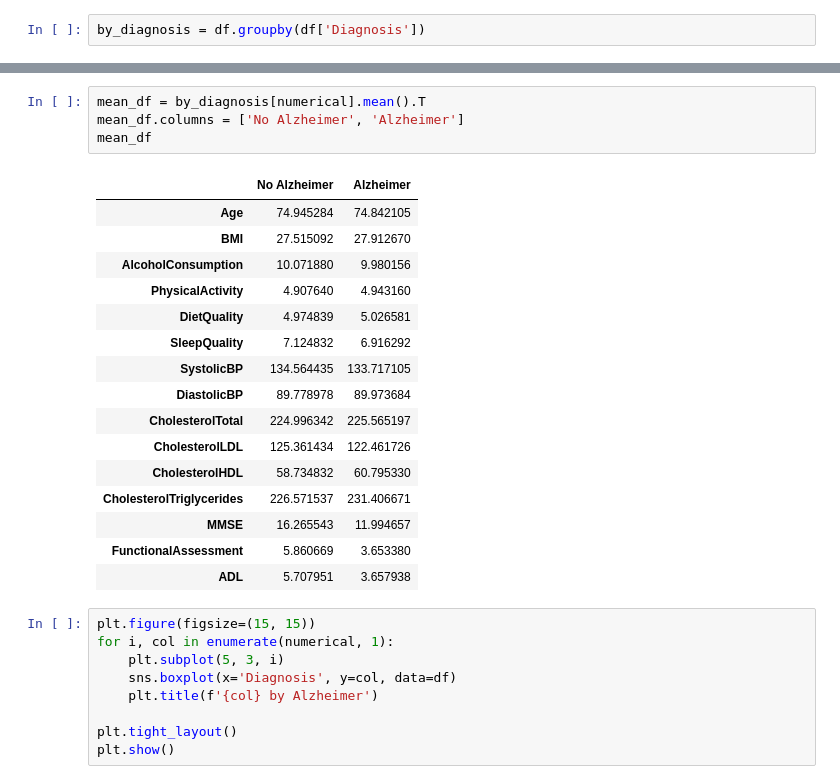
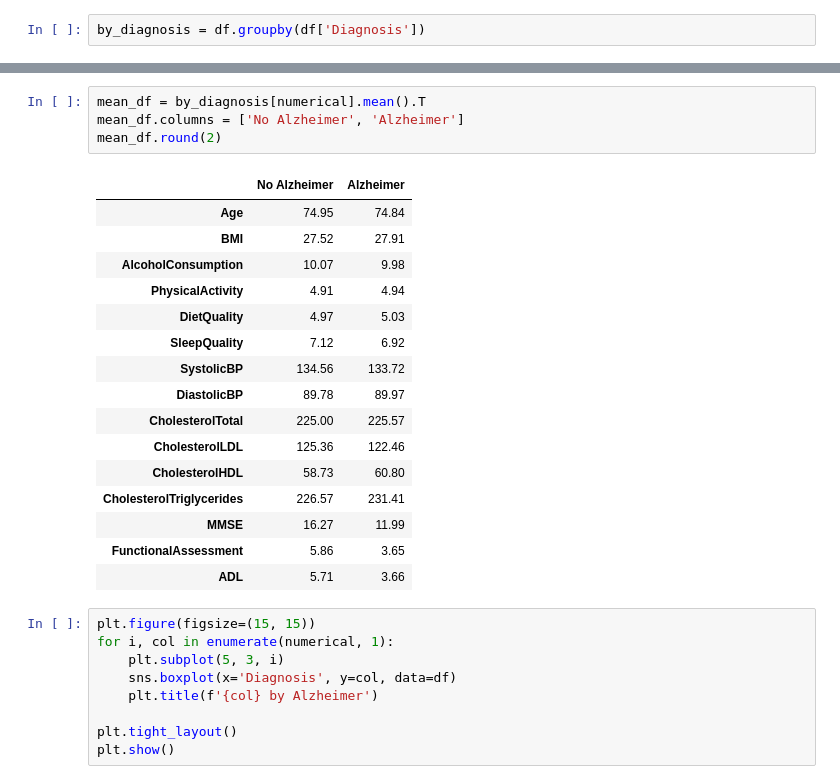
Before and after one commit to leonemma/Alzheimer-s-Disease-Analysis, a Jupyter notebook: alzheimer-s-disease-statistical-analysis.ipynb, the cells around one changed output, grey strips where cells are left out. Drawn from its saved outputs; the diff is of its cells as text.

```diff
--- a/alzheimer-s-disease-statistical-analysis.ipynb
+++ b/alzheimer-s-disease-statistical-analysis.ipynb
@@ -336,24 +333,24 @@ numerical
 # %%
 mean_df = by_diagnosis[numerical].mean().T
 mean_df.columns = ['No Alzheimer', 'Alzheimer']
-mean_df
+mean_df.round(2)
 # %% [output]
 |  | No Alzheimer | Alzheimer |
-| Age | 74.945284 | 74.842105 |
-| BMI | 27.515092 | 27.912670 |
-| AlcoholConsumption | 10.071880 | 9.980156 |
-| PhysicalActivity | 4.907640 | 4.943160 |
-| DietQuality | 4.974839 | 5.026581 |
-| SleepQuality | 7.124832 | 6.916292 |
-| SystolicBP | 134.564435 | 133.717105 |
-| DiastolicBP | 89.778978 | 89.973684 |
-| CholesterolTotal | 224.996342 | 225.565197 |
-| CholesterolLDL | 125.361434 | 122.461726 |
-| CholesterolHDL | 58.734832 | 60.795330 |
-| CholesterolTriglycerides | 226.571537 | 231.406671 |
-| MMSE | 16.265543 | 11.994657 |
-| FunctionalAssessment | 5.860669 | 3.653380 |
-| ADL | 5.707951 | 3.657938 |
+| Age | 74.95 | 74.84 |
+| BMI | 27.52 | 27.91 |
+| AlcoholConsumption | 10.07 | 9.98 |
+| PhysicalActivity | 4.91 | 4.94 |
+| DietQuality | 4.97 | 5.03 |
+| SleepQuality | 7.12 | 6.92 |
+| SystolicBP | 134.56 | 133.72 |
+| DiastolicBP | 89.78 | 89.97 |
+| CholesterolTotal | 225.00 | 225.57 |
+| CholesterolLDL | 125.36 | 122.46 |
+| CholesterolHDL | 58.73 | 60.80 |
+| CholesterolTriglycerides | 226.57 | 231.41 |
+| MMSE | 16.27 | 11.99 |
+| FunctionalAssessment | 5.86 | 3.65 |
+| ADL | 5.71 | 3.66 |
 # %%
 plt.figure(figsize=(15, 15))
 for i, col in enumerate(numerical, 1):
```
Also changed, not shown: parts of 24 cells of this notebook.
